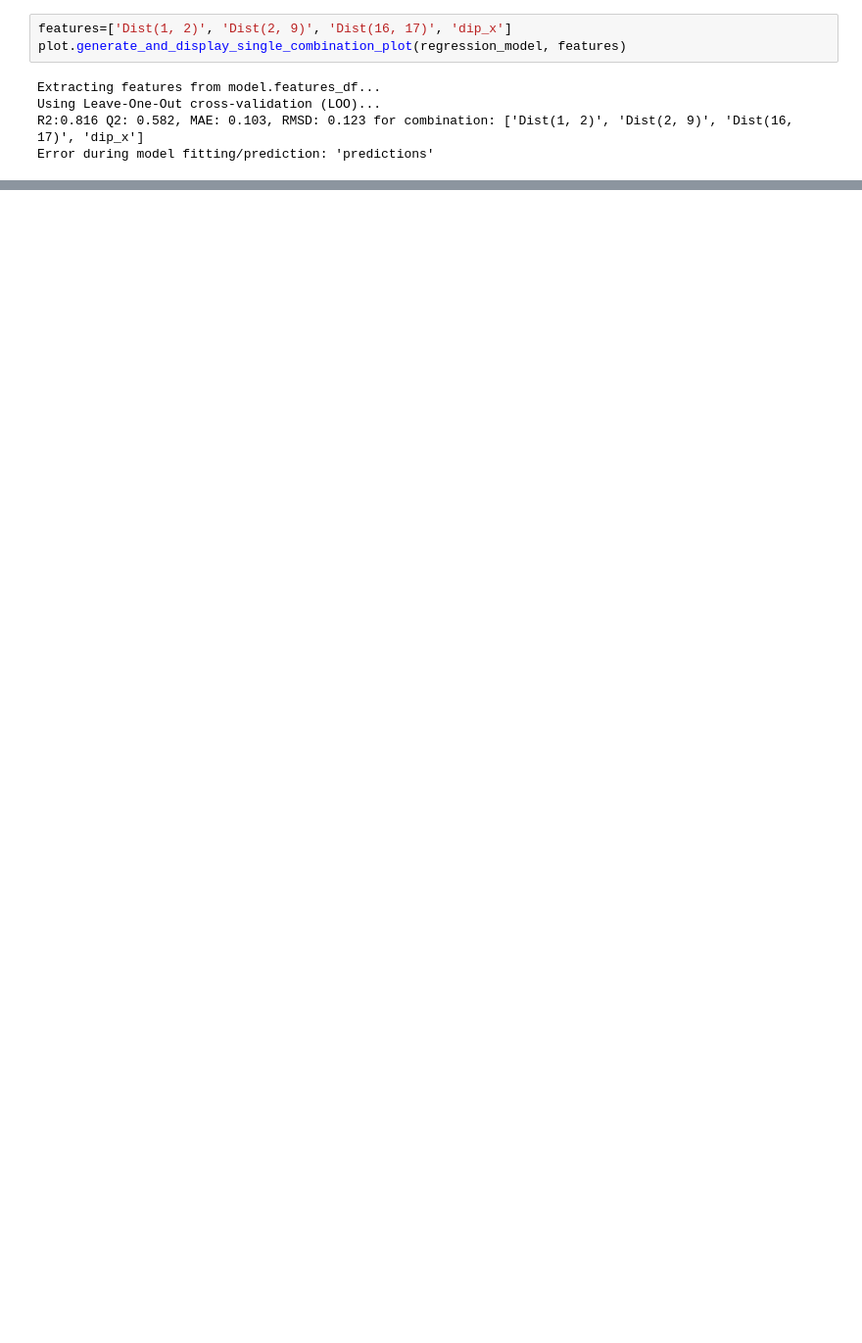
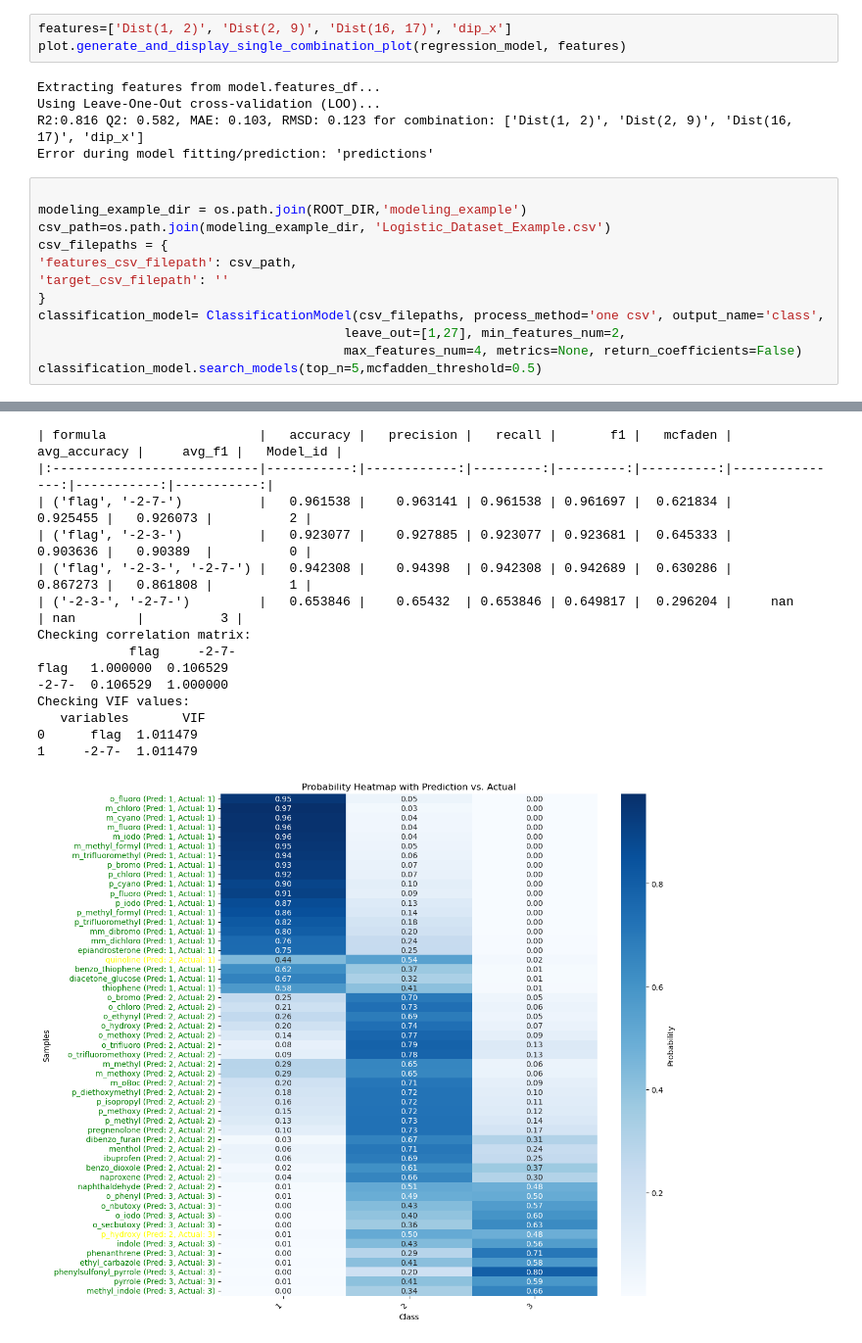
Before and after one commit to edenspec2/labcode_updated, a Jupyter notebook: Getting started with examples/Practical_Notebook_Modeling.ipynb, the cells around one changed output, grey strips where cells are left out. Shown at 98% size. Drawn from its saved outputs; the diff is of its cells as text; blank space fills up the shorter version.

```diff
--- a/Getting started with examples/Practical_Notebook_Modeling.ipynb
+++ b/Getting started with examples/Practical_Notebook_Modeling.ipynb
@@ -139,3 +88,16 @@ Extracting features from model.features_df...
 Using Leave-One-Out cross-validation (LOO)...
 R2:0.816 Q2: 0.582, MAE: 0.103, RMSD: 0.123 for combination: ['Dist(1, 2)', 'Dist(2, 9)', 'Dist(16, 17)', 'dip_x']
 Error during model fitting/prediction: 'predictions'
+# %%
+
+modeling_example_dir = os.path.join(ROOT_DIR,'modeling_example')
+csv_path=os.path.join(modeling_example_dir, 'Logistic_Dataset_Example.csv')
+csv_filepaths = {
+'features_csv_filepath': csv_path,
+'target_csv_filepath': ''
+}
+classification_model= ClassificationModel(csv_filepaths, process_method='one csv', output_name='class',
+                                        leave_out=[1,27], min_features_num=2,
+                                        max_features_num=4, metrics=None, return_coefficients=False)
+classification_model.search_models(top_n=5,mcfadden_threshold=0.5)
+# %% [output]
@@ -141,0 +114,15 @@ Error during model fitting/prediction: 'predictions'
+| formula                    |   accuracy |   precision |   recall |       f1 |   mcfaden |   avg_accuracy |     avg_f1 |   Model_id |
+|:---------------------------|-----------:|------------:|---------:|---------:|----------:|---------------:|-----------:|-----------:|
+| ('flag', '-2-7-')          |   0.961538 |    0.963141 | 0.961538 | 0.961697 |  0.621834 |       0.925455 |   0.926073 |          2 |
+| ('flag', '-2-3-')          |   0.923077 |    0.927885 | 0.923077 | 0.923681 |  0.645333 |       0.903636 |   0.90389  |          0 |
+| ('flag', '-2-3-', '-2-7-') |   0.942308 |    0.94398  | 0.942308 | 0.942689 |  0.630286 |       0.867273 |   0.861808 |          1 |
+| ('-2-3-', '-2-7-')         |   0.653846 |    0.65432  | 0.653846 | 0.649817 |  0.296204 |     nan        | nan        |          3 |
+Checking correlation matrix:
+            flag     -2-7-
+flag   1.000000  0.106529
+-2-7-  0.106529  1.000000
+Checking VIF values:
+   variables       VIF
+0      flag  1.011479
+1     -2-7-  1.011479
+[figure, added]
```
Also changed, not shown: parts of 6 cells of this notebook, 30 other files.
